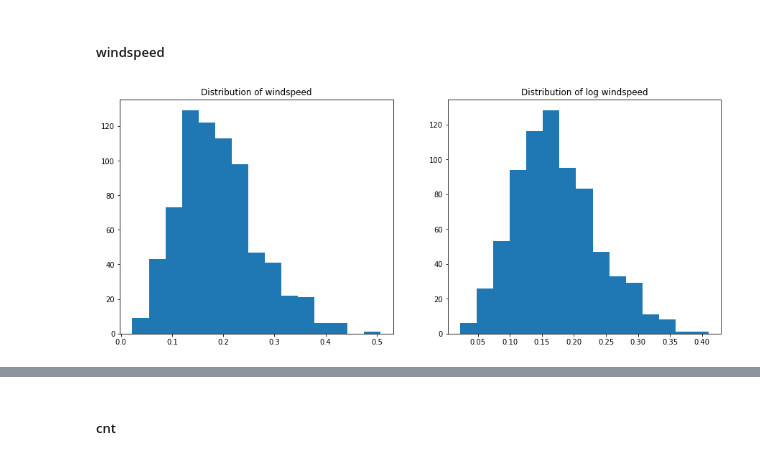
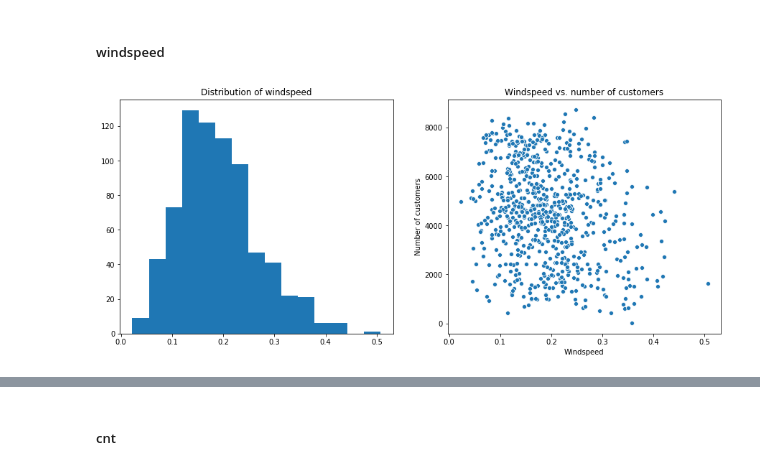
Before and after one commit to julianikulski/bike-sharing, a Jupyter notebook: bike-sharing-demand.ipynb, the cells around one changed output, grey strips where cells are left out. Drawn from its saved outputs; the diff is of its cells as text; code cells hidden in the pictures.

```diff
--- a/bike-sharing-demand.ipynb
+++ b/bike-sharing-demand.ipynb
@@ -532,20 +527,18 @@ plt.title('Temperature vs. log of number of customers');
 ##### hum
 # %% [markdown]
 ##### windspeed
-# %%
-# log transform the windspeed feature based on above pairplot results
-# this is a left-skewed distribution and thus, needs to be log transformed
-bike_df['log_windspeed'] = bike_df['windspeed'].apply(lambda x: np.log(x + 1))
 # %%
-# plotting the distribution of windspeed and log windspeed
+# plotting the distribution of windspeed
 plt.figure(figsize=[15,6])
 
 plt.subplot(1,2,1)
 plt.hist(bike_df['windspeed'], bins=15)
 plt.title('Distribution of windspeed')
 
 plt.subplot(1,2,2)
-plt.hist(bike_df['log_windspeed'], bins=15)
-plt.title('Distribution of log windspeed');
+sb.scatterplot(data = bike_df, x = 'windspeed', y = 'cnt')
+plt.xlabel('Windspeed')
+plt.ylabel('Number of customers')
+plt.title('Windspeed vs. number of customers');
 # %% [output]
-[figure, old version]
+[figure, new version]
```
Also changed, not shown: parts of 14 cells of this notebook.
